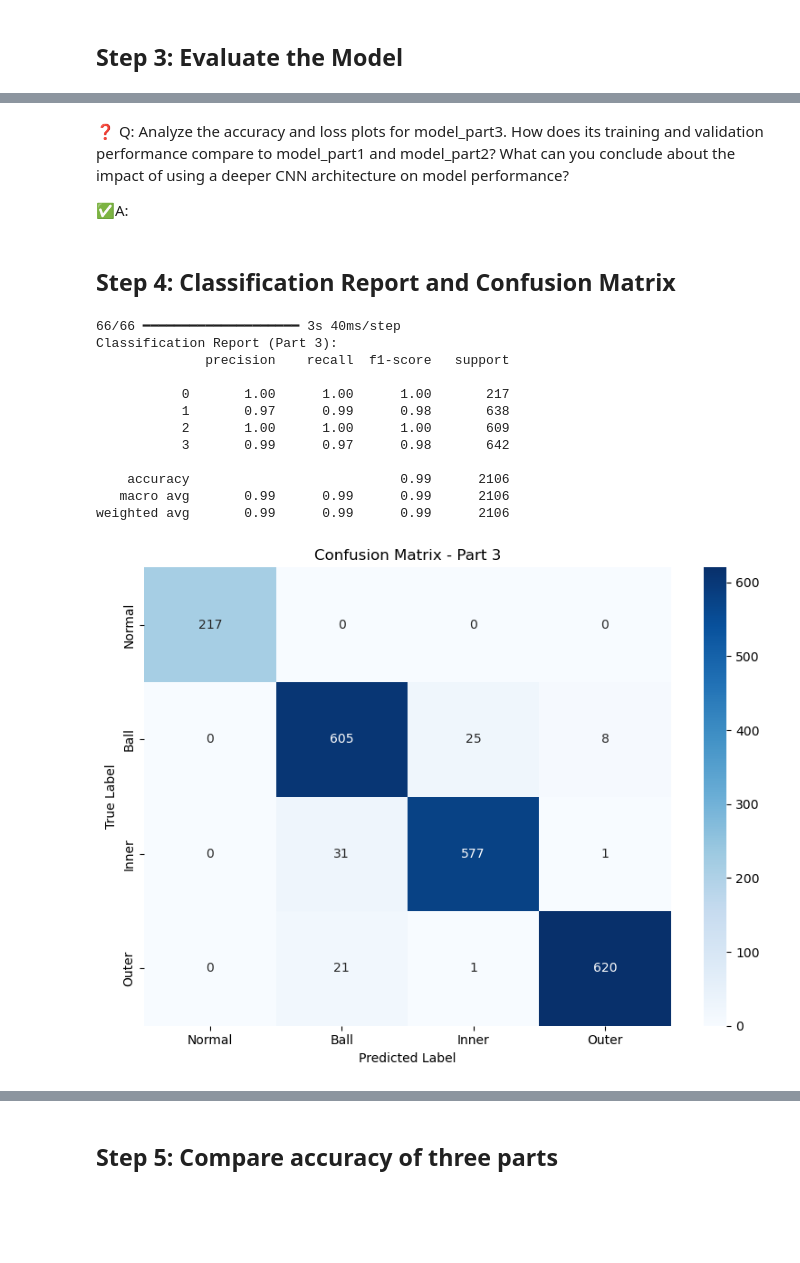
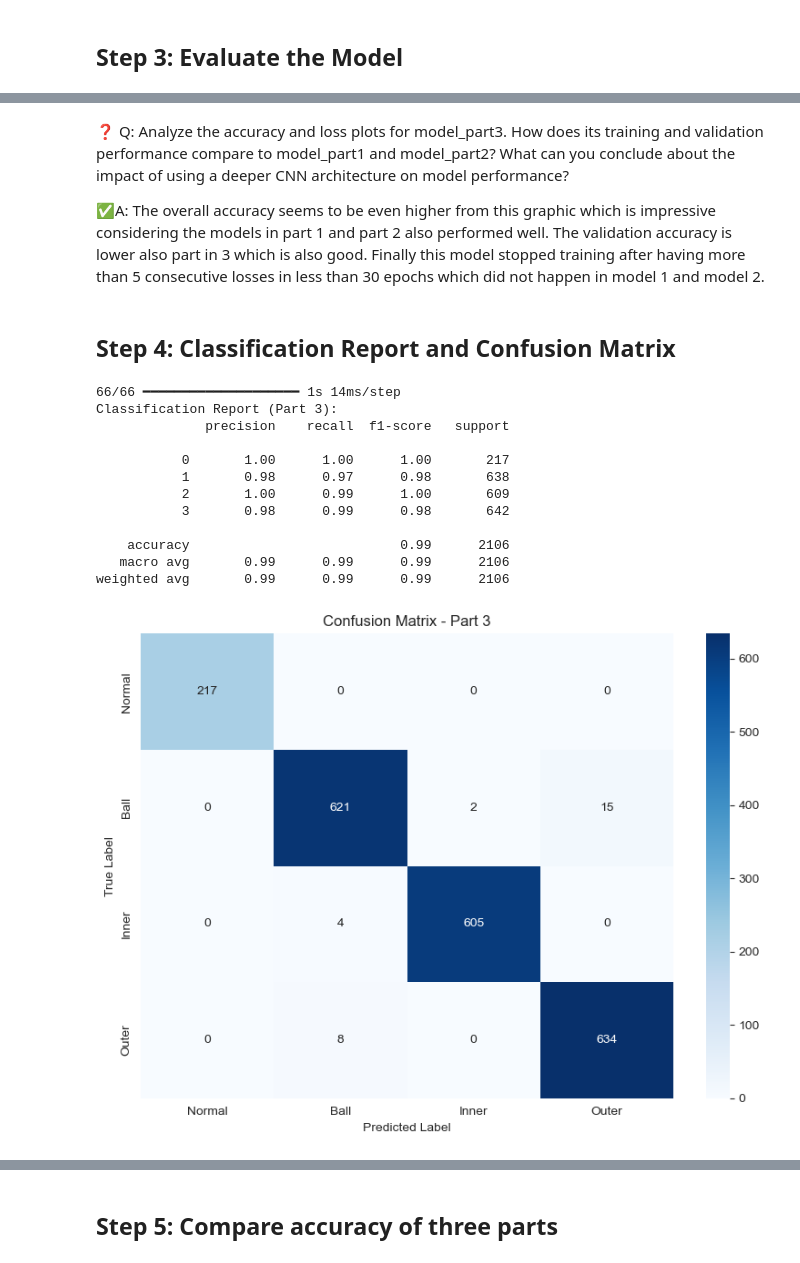
Before and after one commit to PietroLacommande/FaultDetection, a Jupyter notebook: Lab4 .ipynb, the cells around one changed output, grey strips where cells are left out. Cells and saved outputs as stored; diff of their text form; code cells hidden in the pictures; blank space fills up the shorter version.

```diff
--- a/Lab4 .ipynb
+++ b/Lab4 .ipynb
@@ -476,31 +481,31 @@ def enhanced_augment_signal(signal, noise_level=0.001, shift_max=150, scale_rang
     signal = tf.cast(signal, tf.float32)
 
     # 1. Add Gaussian noise
-    noise = tf.random.normal(tf.shape(signal), mean=0.0, stddev=xxxx)
+    noise = tf.random.normal(tf.shape(signal), mean=0.0, stddev=noise_level)
     signal = signal + noise
 
     # 2. Random shift
-    shift = tf.random.uniform([], -shift_max, shift_max, dtype=xxxx)
+    shift = tf.random.uniform([], -shift_max, shift_max, dtype=tf.int32)
     signal = tf.roll(signal, shift, axis=0)
 
     # 3. Random scaling
-    scale = tf.random.uniform([], xxxx[0], xxxx[1])
+    scale = tf.random.uniform([], scale_range[0], scale_range[1])
     signal = signal * scale
 
     # 4. Jittering (light noise)
-    jitter = tf.random.normal(tf.shape(signal), stddev=xxxx)
+    jitter = tf.random.normal(tf.shape(signal), stddev=jitter_std)
     signal = signal + jitter
 
     return signal
 
 #❓ Q: Complete the code below to apply the above augmentation to the training data and combine with the original dataset?
 # Apply augmentation to training data
-X_train_aug = np.array([xxxx(x).numpy() for x in X_train])
+X_train_aug = np.array([enhanced_augment_signal(x).numpy() for x in X_train])
 y_train_aug = y_train.copy()
 
 # Combine original and augmented data
-X_train_combined = np.vstack([xxxx, xxxx])
-y_train_combined = np.hstack([xxxx, xxxx])
+X_train_combined = np.vstack([X_train, X_train_aug])
+y_train_combined = np.hstack([y_train, y_train_aug])
 # %% [markdown]
 ## Step 2: Visualize Original vs. Augmented Signals
 # %%
@@ -720,5 +803,16 @@ model_part3 = xxxx([
 #patience: 5
 #restore best weights: True
 #Store the training history in a variable named history_part3.
+
+
+early_stopping = EarlyStopping(monitor='val_loss', patience=5, restore_best_weights=True)
+
+history_part3 = model_part3.fit(
+    X_train_combined, y_train_combined,
+    epochs=50,
+    validation_data=(X_test, y_test),
+    batch_size=64,
+    callbacks=[early_stopping]
+)
 # %% [output]
 Epoch 1/50
@@ -770,44 +864,44 @@ plt.show()
 # %% [markdown]
 ❓ Q: Analyze the accuracy and loss plots for model_part3. How does its training and validation performance compare to model_part1 and model_part2? What can you conclude about the impact of using a deeper CNN architecture on model performance?
 
-✅A:
+✅A: The overall accuracy seems to be even higher from this graphic which is impressive considering the models in part 1 and part 2 also performed well. The validation accuracy is lower also part in 3 which is also good. Finally this model stopped training after having more than 5 consecutive losses in less than 30 epochs which did not happen in model 1 and model 2.
 # %% [markdown]
 ## Step 4: Classification Report and Confusion Matrix
 # %%
 # Predict class labels
 y_pred_part3 = model_part3.predict(X_test)
 y_pred_classes_part3 = np.argmax(y_pred_part3, axis=1)
 
 # Print classification report
 print("Classification Report (Part 3):")
 print(classification_report(y_test, y_pred_classes_part3))
 
 # Compute confusion matrix
 conf_matrix_part3 = confusion_matrix(y_test, y_pred_classes_part3)
 
 plt.figure(figsize=(8, 6))
 class_labels = ['Normal', 'Ball', 'Inner', 'Outer']
-sns.heatmap(conf_matrix_part1, annot=True, fmt='d', cmap='Blues',
+sns.heatmap(conf_matrix_part3, annot=True, fmt='d', cmap='Blues',
             xticklabels=class_labels, yticklabels=class_labels)
 plt.title("Confusion Matrix - Part 3")
 plt.xlabel("Predicted Label")
 plt.ylabel("True Label")
 plt.tight_layout()
 plt.show()
 # %% [output]
-66/66 ━━━━━━━━━━━━━━━━━━━━ 3s 40ms/step
+66/66 ━━━━━━━━━━━━━━━━━━━━ 1s 14ms/step
 Classification Report (Part 3):
               precision    recall  f1-score   support
 
            0       1.00      1.00      1.00       217
-           1       0.97      0.99      0.98       638
-           2       1.00      1.00      1.00       609
-           3       0.99      0.97      0.98       642
+           1       0.98      0.97      0.98       638
+           2       1.00      0.99      1.00       609
+           3       0.98      0.99      0.98       642
 
     accuracy                           0.99      2106
    macro avg       0.99      0.99      0.99      2106
 weighted avg       0.99      0.99      0.99      2106
-[figure, old version]
+[figure, new version]
 # %% [markdown]
 ❓ Q: Analyze the classification report and confusion matrix for model_part3. How well did the model perform on each class? Are there any classes that are still confused with others? What do these results tell you about the strengths and limitations of your model?
 
```
Also changed, not shown: parts of 27 cells of this notebook.
